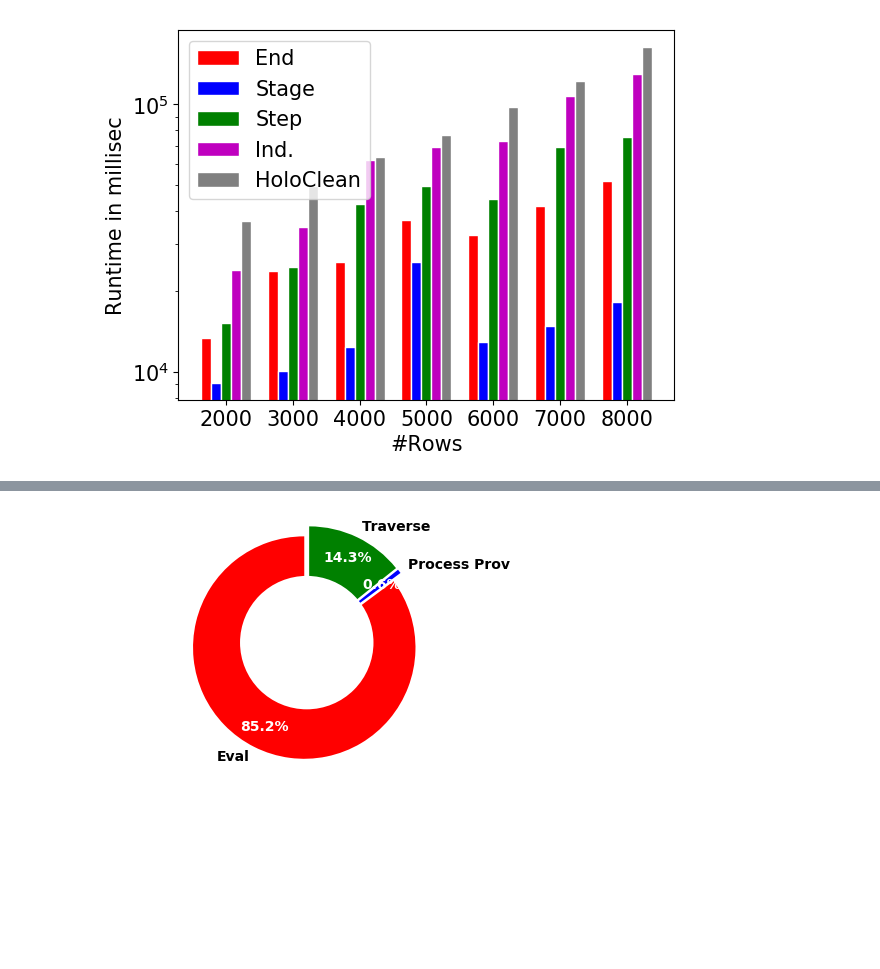
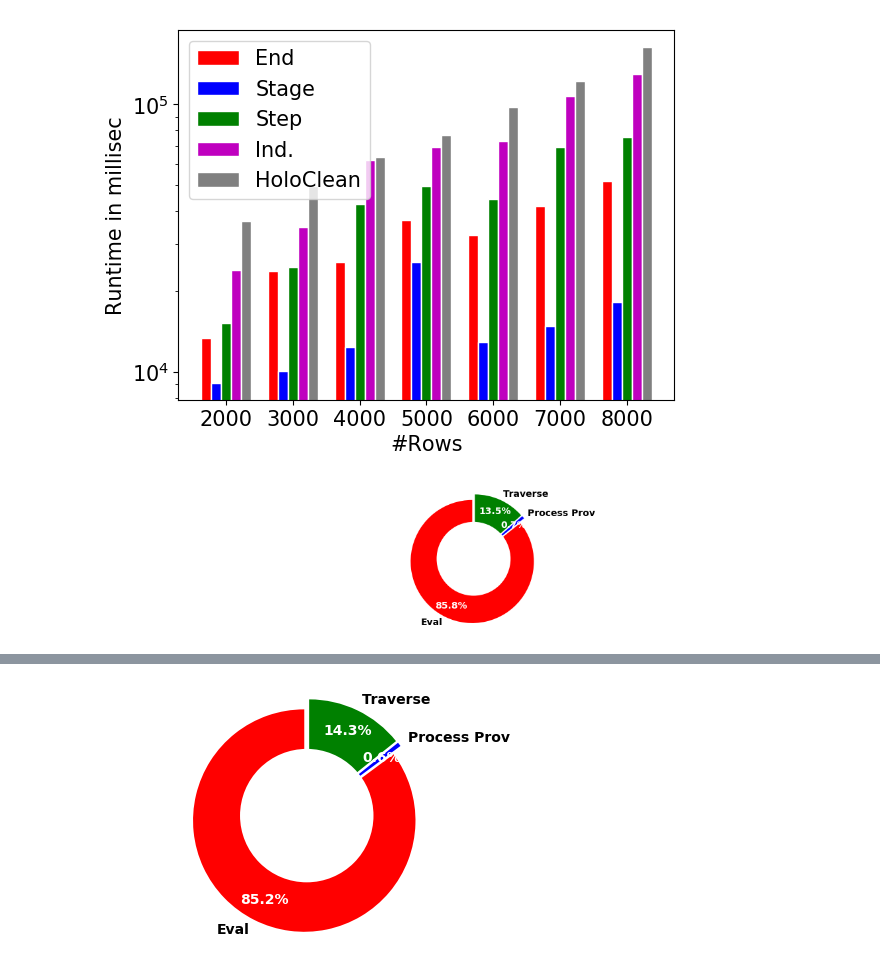
Before and after one commit to amirgilad/On-Multiple-Semantics-for-Declarative-Database-Repairs, a Jupyter notebook: Experiments/draw_graphs.ipynb, the cells around one changed output, grey strips where cells are left out. Cells and saved outputs as stored; diff of their text form; code cells hidden in the pictures; blank space fills up the shorter version.

```diff
--- a/Experiments/draw_graphs.ipynb
+++ b/Experiments/draw_graphs.ipynb
@@ -295,7 +295,12 @@ def draw_donut_runtime_breakdown_chart(filename):
     centre_circle = plt.Circle((0,0),0.60,fc='white')
     fig = plt.gcf()
     fig.gca().add_artist(centre_circle)
+    fig.set_size_inches(4,4)
     # Equal aspect ratio ensures that pie is drawn as a circle
     ax1.axis('equal')
     plt.tight_layout()
     plt.show()
+# %%
+draw_donut_runtime_breakdown_chart("C:\\Users\\user\\git\\causal-rules\\Experiments\\runtime_breakdown_step_programs_and_joinAFTER_FIX_STEP.csv")
+# %% [output]
+[figure, added]
```
Also changed, not shown: parts of 3 cells of this notebook, 7 other files.
